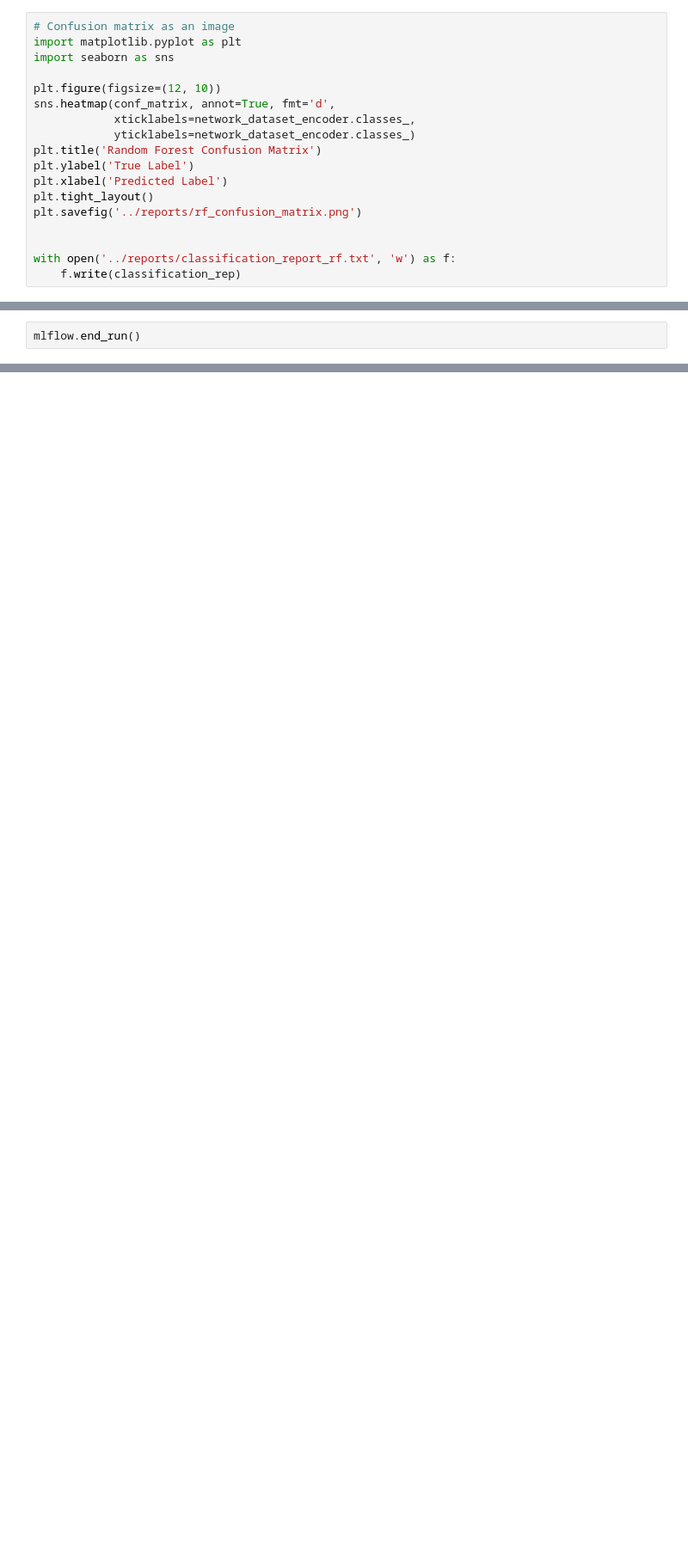
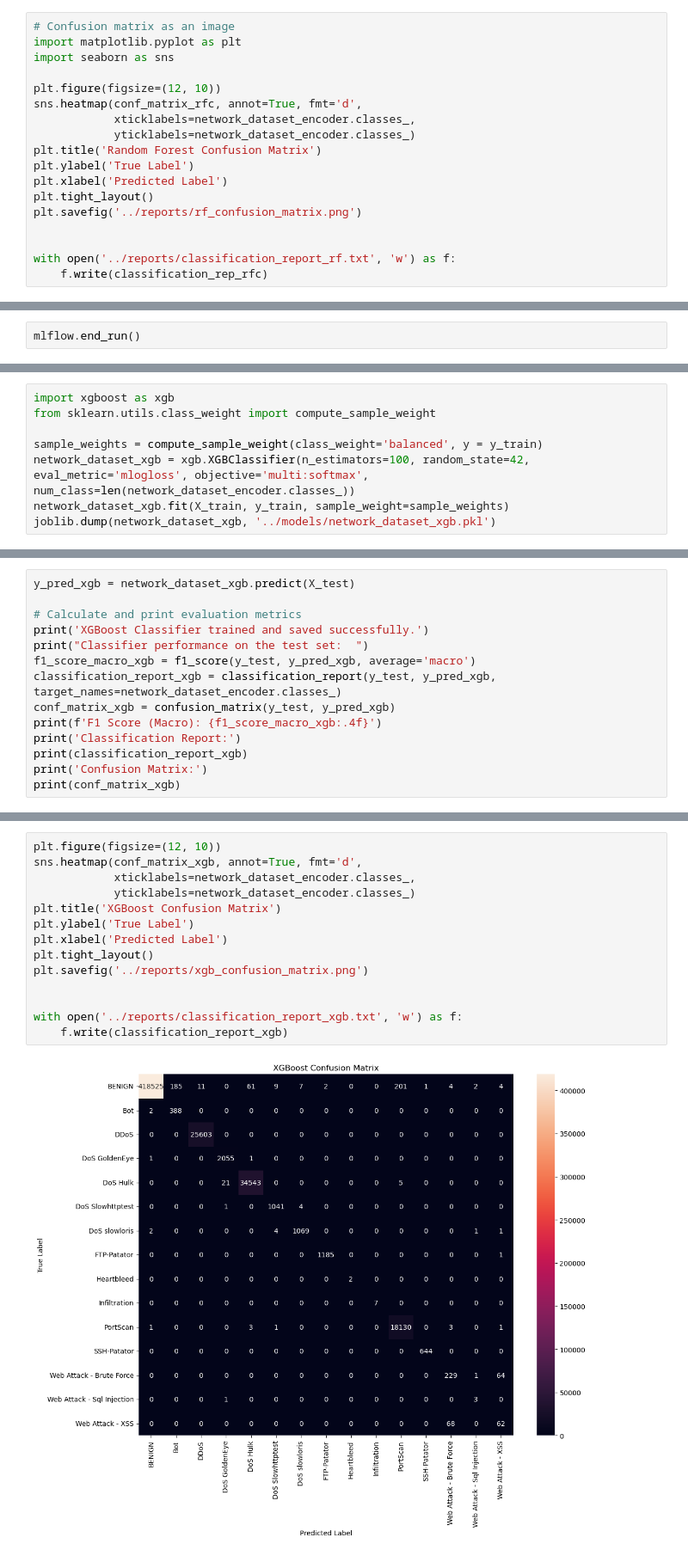
Before and after one commit to StanSouthwick/network-anomaly-detector, a Jupyter notebook: notebooks/03_model_training.ipynb, the cells around one changed output, grey strips where cells are left out. Shown at 86% size. Drawn from its saved outputs; the diff is of its cells as text; blank space fills up the shorter version.

Commit message:
Phase 3: Train and evaluate XGBoost baseline, log to MLflow, adjusted .gitignore

```diff
--- a/notebooks/03_model_training.ipynb
+++ b/notebooks/03_model_training.ipynb
@@ -156,7 +156,7 @@ import matplotlib.pyplot as plt
 import seaborn as sns
 
 plt.figure(figsize=(12, 10))
-sns.heatmap(conf_matrix, annot=True, fmt='d',
+sns.heatmap(conf_matrix_rfc, annot=True, fmt='d',
             xticklabels=network_dataset_encoder.classes_,
             yticklabels=network_dataset_encoder.classes_)
 plt.title('Random Forest Confusion Matrix')
@@ -167,7 +167,7 @@ plt.savefig('../reports/rf_confusion_matrix.png')
 
 
 with open('../reports/classification_report_rf.txt', 'w') as f:
-    f.write(classification_rep)
+    f.write(classification_rep_rfc)
 # %% [output]
 [figure]
 # %% [markdown]
@@ -197,0 +199,8 @@ mlflow.end_run()
+# %%
+import xgboost as xgb
+from sklearn.utils.class_weight import compute_sample_weight
+
+sample_weights = compute_sample_weight(class_weight='balanced', y = y_train)
+network_dataset_xgb = xgb.XGBClassifier(n_estimators=100, random_state=42, eval_metric='mlogloss', objective='multi:softmax', num_class=len(network_dataset_encoder.classes_))
+network_dataset_xgb.fit(X_train, y_train, sample_weight=sample_weights)
+joblib.dump(network_dataset_xgb, '../models/network_dataset_xgb.pkl')
@@ -197,0 +225,14 @@ mlflow.end_run()
+# %%
+y_pred_xgb = network_dataset_xgb.predict(X_test)
+
+# Calculate and print evaluation metrics
+print('XGBoost Classifier trained and saved successfully.')
+print("Classifier performance on the test set:  ")
+f1_score_macro_xgb = f1_score(y_test, y_pred_xgb, average='macro')
+classification_report_xgb = classification_report(y_test, y_pred_xgb, target_names=network_dataset_encoder.classes_)
+conf_matrix_xgb = confusion_matrix(y_test, y_pred_xgb)
+print(f'F1 Score (Macro): {f1_score_macro_xgb:.4f}')
+print('Classification Report:')
+print(classification_report_xgb)
+print('Confusion Matrix:')
+print(conf_matrix_xgb)
@@ -197,0 +284,16 @@ mlflow.end_run()
+# %%
+plt.figure(figsize=(12, 10))
+sns.heatmap(conf_matrix_xgb, annot=True, fmt='d',
+            xticklabels=network_dataset_encoder.classes_,
+            yticklabels=network_dataset_encoder.classes_)
+plt.title('XGBoost Confusion Matrix')
+plt.ylabel('True Label')
+plt.xlabel('Predicted Label')
+plt.tight_layout()
+plt.savefig('../reports/xgb_confusion_matrix.png')
+
+
+with open('../reports/classification_report_xgb.txt', 'w') as f:
+    f.write(classification_report_xgb)
+# %% [output]
+[figure, added]
```
Also changed, not shown: parts of 8 cells of this notebook, 3 other files.
